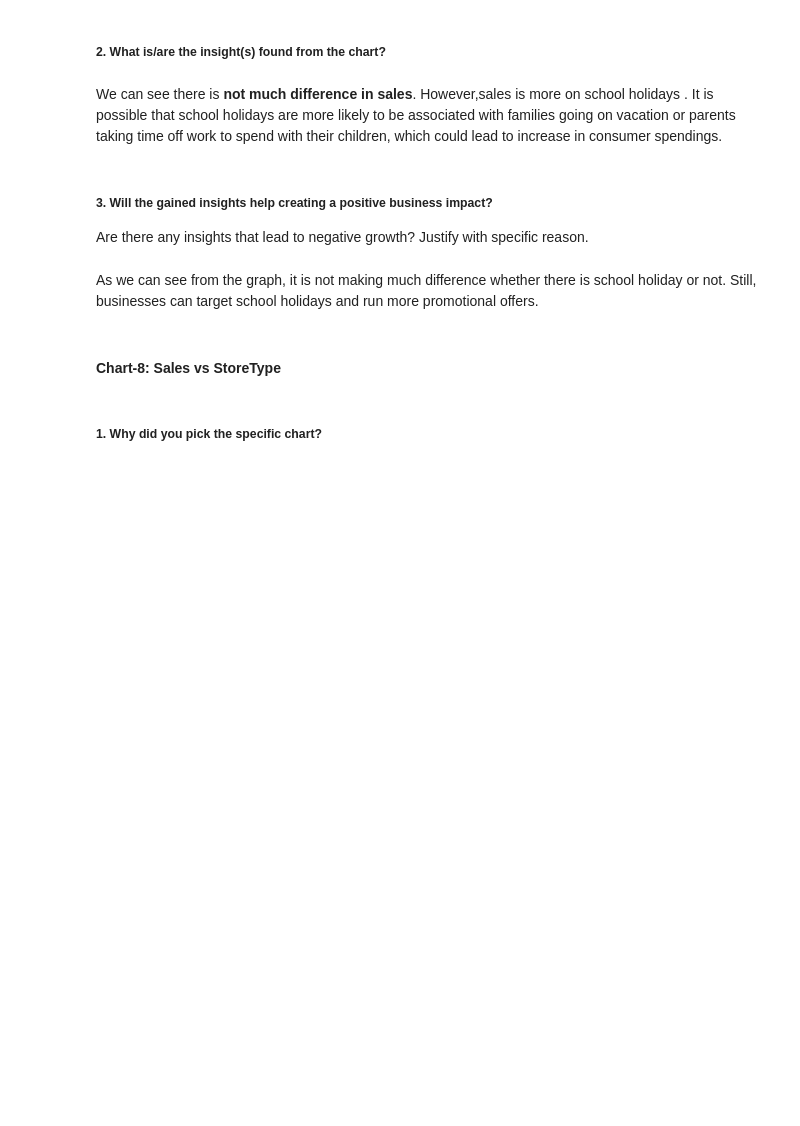
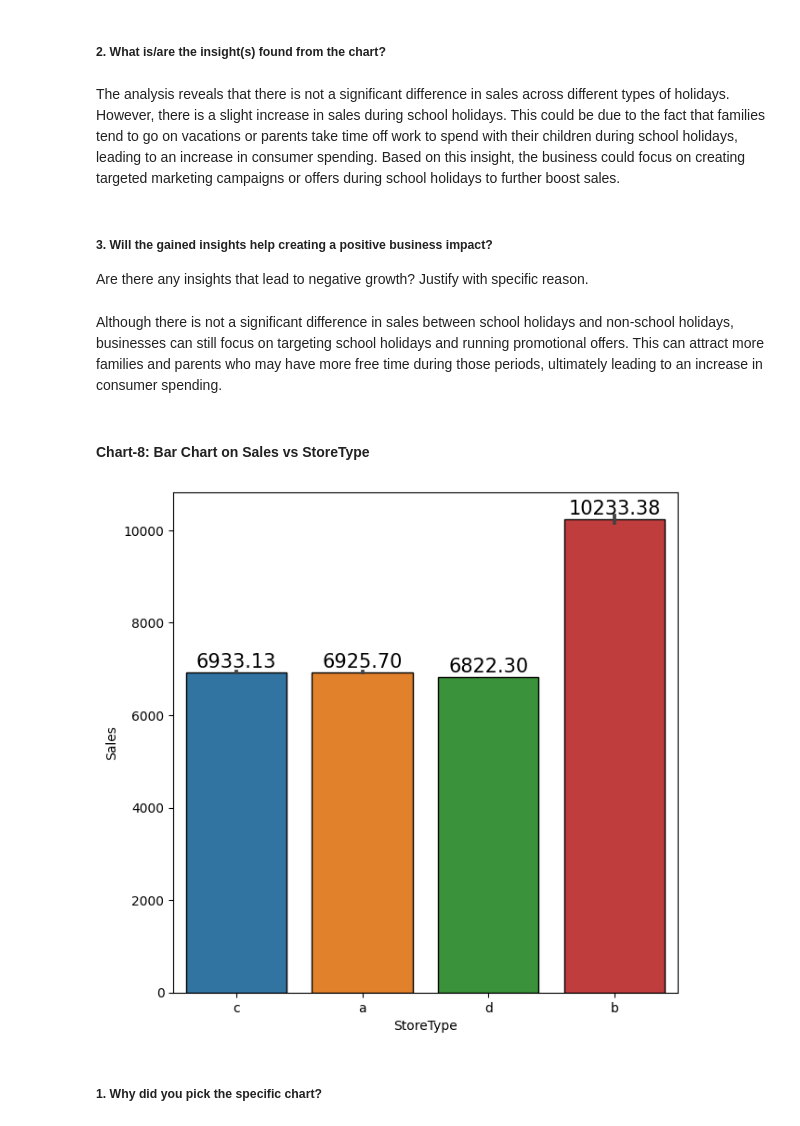
Before and after one commit to MohammadSarim/Capstone-Project-Retail-Sales-Prediction, a Jupyter notebook: Capstone_Project_Retail_Sales_Prediction.ipynb, the cells around one changed output. Drawn from its saved outputs; the diff is of its cells as text; code cells hidden in the pictures; blank space fills up the shorter version.

```diff
--- a/Capstone_Project_Retail_Sales_Prediction.ipynb
+++ b/Capstone_Project_Retail_Sales_Prediction.ipynb
@@ -1135,26 +1144,28 @@ plt.show()
 To know the count of how many sales were made at stores on school holiday and on non-school holiday .
 # %% [markdown]
 ##### 2. What is/are the insight(s) found from the chart?
-# %% [markdown]
-We can see there is **not much difference in sales**. However,sales is more on school holidays . It is possible that school holidays are more likely to be associated with families going on vacation or parents taking time off work to spend with their children, which could lead to increase in consumer spendings.
+# %% [markdown]
+The analysis reveals that there is not a significant difference in sales across different types of holidays. However, there is a slight increase in sales during school holidays. This could be due to the fact that families tend to go on vacations or parents take time off work to spend with their children during school holidays, leading to an increase in consumer spending. Based on this insight, the business could focus on creating targeted marketing campaigns or offers during school holidays to further boost sales.
 # %% [markdown]
 ##### 3. Will the gained insights help creating a positive business impact?
 Are there any insights that lead to negative growth? Justify with specific reason.
-# %% [markdown]
-As we can see from the graph, it is not making much difference whether there is school holiday or not. Still, businesses can target school holidays and run more promotional offers.
+# %% [markdown]
+Although there is not a significant difference in sales between school holidays and non-school holidays, businesses can still focus on targeting school holidays and running promotional offers. This can attract more families and parents who may have more free time during those periods, ultimately leading to an increase in consumer spending.
 # %% [markdown]
-#### **Chart-8: Sales vs StoreType**
+#### **Chart-8: Bar Chart on Sales vs StoreType**
 # %%
 # Sales vs StoreType
 plt.figure(figsize=(7,7))
-plots=sns.barplot(x=df['StoreType'],y=df['Sales'],edgecolor='black')
+plots=sns.barplot(x=Merged_Data['StoreType'],y=Merged_Data['Sales'],edgecolor='black')
 for bar in plots.patches:
     plots.annotate(format(bar.get_height(), '.2f'),
                    (bar.get_x() + bar.get_width() / 2,
                     bar.get_height()), ha='center', va='center',
                    size=15, xytext=(0, 8),
                    textcoords='offset points')
 plt.show()
+# %% [output]
+[figure, added]
 # %% [markdown]
 ##### 1. Why did you pick the specific chart?
 # %% [markdown]
```
Also changed, not shown: parts of 48 cells of this notebook.
